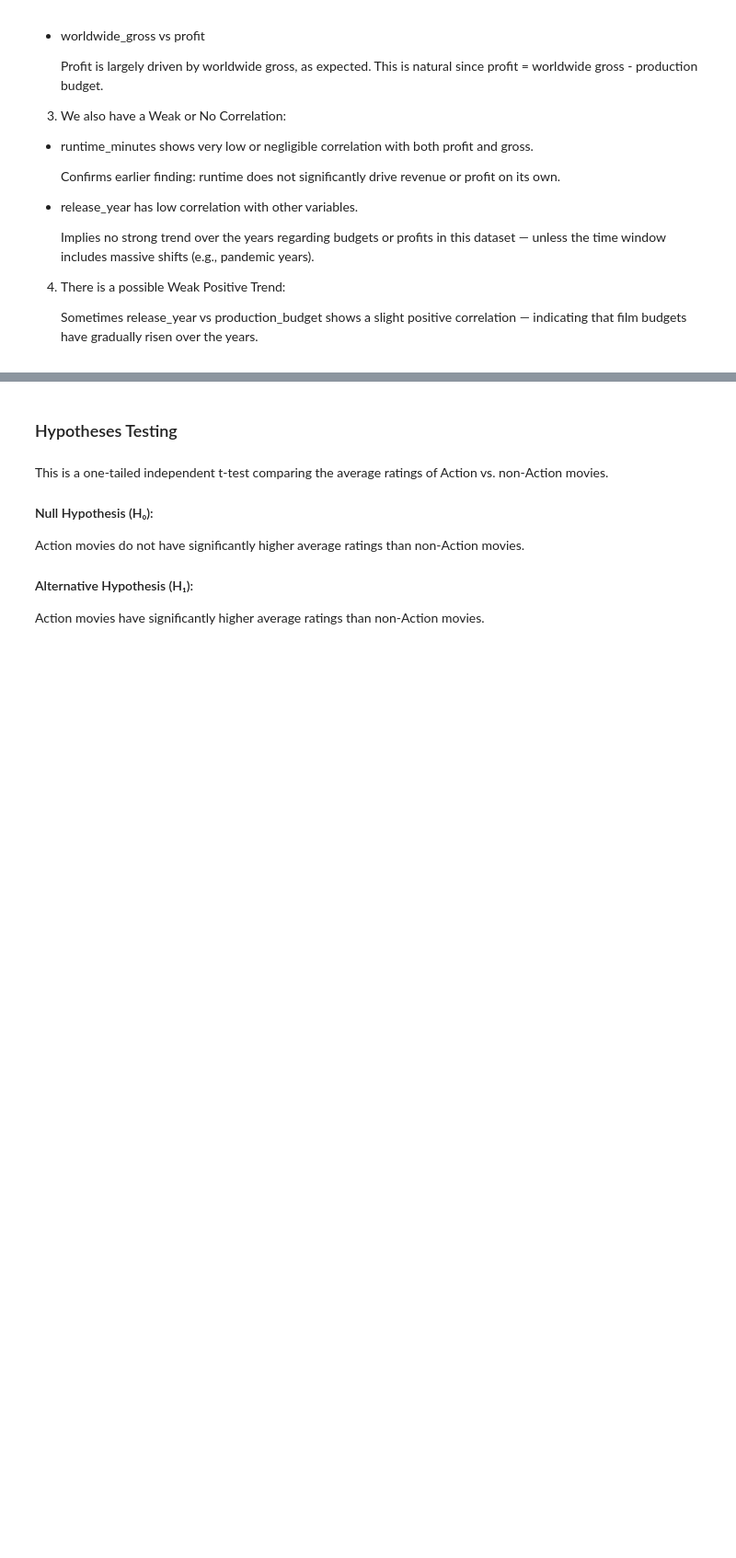
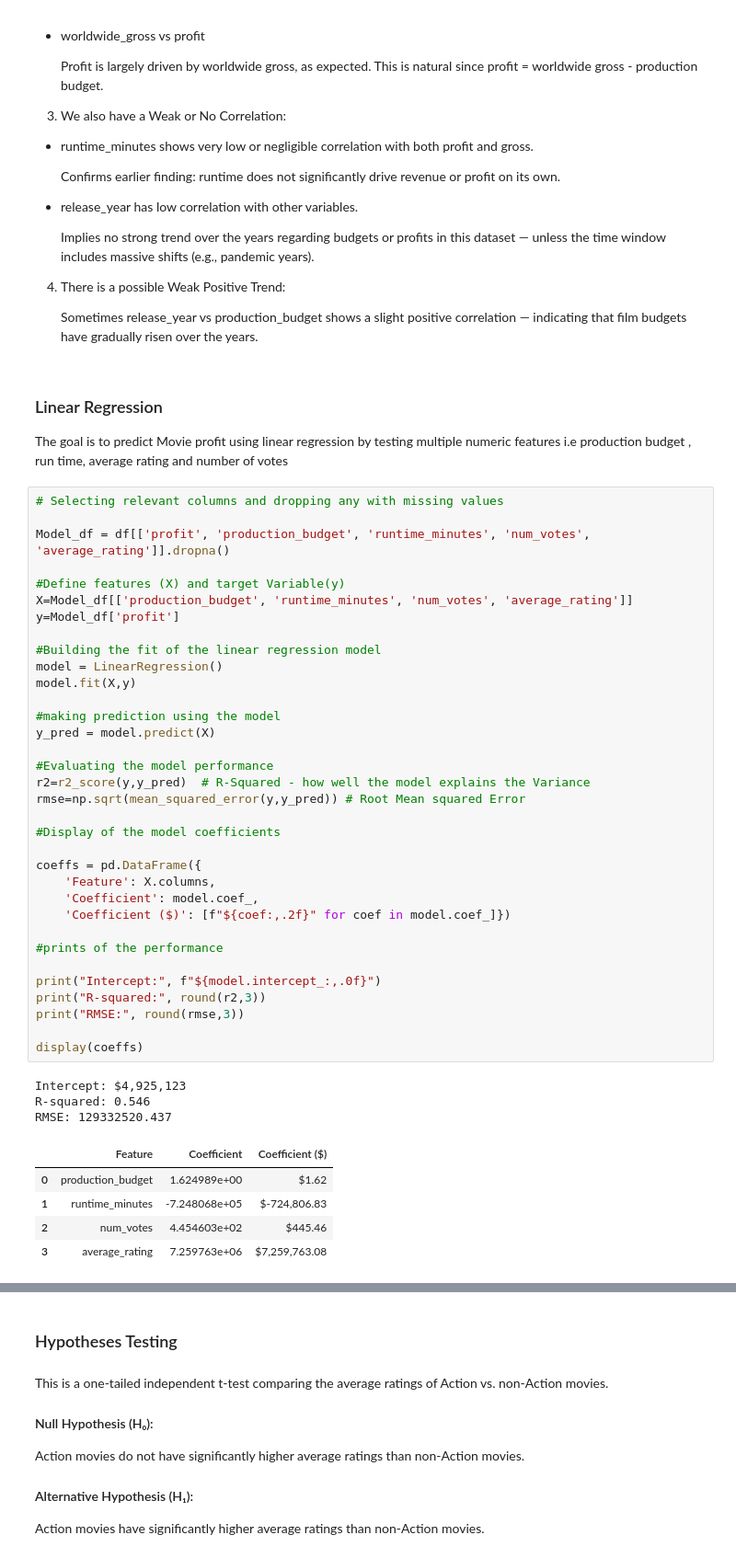
Before and after one commit to Irene-coder-dot/dsc-phase-2-project-v3, a Jupyter notebook: student.ipynb, the cells around one changed output, grey strips where cells are left out. Shown at 92% size. Cells and saved outputs as stored; diff of their text form; blank space fills up the shorter version.

```diff
--- a/student.ipynb
+++ b/student.ipynb
@@ -731,3 +734,50 @@ plt.show()
 4. There is a possible Weak Positive Trend:
 
    Sometimes release_year vs production_budget shows a slight positive correlation — indicating that film budgets have gradually risen over the years.
+# %% [markdown]
+### Linear Regression
+
+The goal is to predict Movie profit using linear regression by testing multiple numeric features i.e production budget , run time, average rating and number of votes
+# %%
+# Selecting relevant columns and dropping any with missing values
+
+Model_df = df[['profit', 'production_budget', 'runtime_minutes', 'num_votes', 'average_rating']].dropna()
+
+#Define features (X) and target Variable(y)
+X=Model_df[['production_budget', 'runtime_minutes', 'num_votes', 'average_rating']]
+y=Model_df['profit']
+
+#Building the fit of the linear regression model
+model = LinearRegression()
+model.fit(X,y)
+
+#making prediction using the model
+y_pred = model.predict(X)
+
+#Evaluating the model performance
+r2=r2_score(y,y_pred)  # R-Squared - how well the model explains the Variance
+rmse=np.sqrt(mean_squared_error(y,y_pred)) # Root Mean squared Error
+
+#Display of the model coefficients
+
+coeffs = pd.DataFrame({
+    'Feature': X.columns,
+    'Coefficient': model.coef_,
+    'Coefficient ($)': [f"${coef:,.2f}" for coef in model.coef_]})
+
+#prints of the performance
+
+print("Intercept:", f"${model.intercept_:,.0f}")
+print("R-squared:", round(r2,3))
+print("RMSE:", round(rmse,3))
+
+display(coeffs)
+# %% [output]
+Intercept: $4,925,123
+R-squared: 0.546
+RMSE: 129332520.437
+|  | Feature | Coefficient | Coefficient ($) |
+| 0 | production_budget | 1.624989e+00 | $1.62 |
+| 1 | runtime_minutes | -7.248068e+05 | $-724,806.83 |
+| 2 | num_votes | 4.454603e+02 | $445.46 |
+| 3 | average_rating | 7.259763e+06 | $7,259,763.08 |
```
Also changed, not shown: parts of 6 cells of this notebook.
